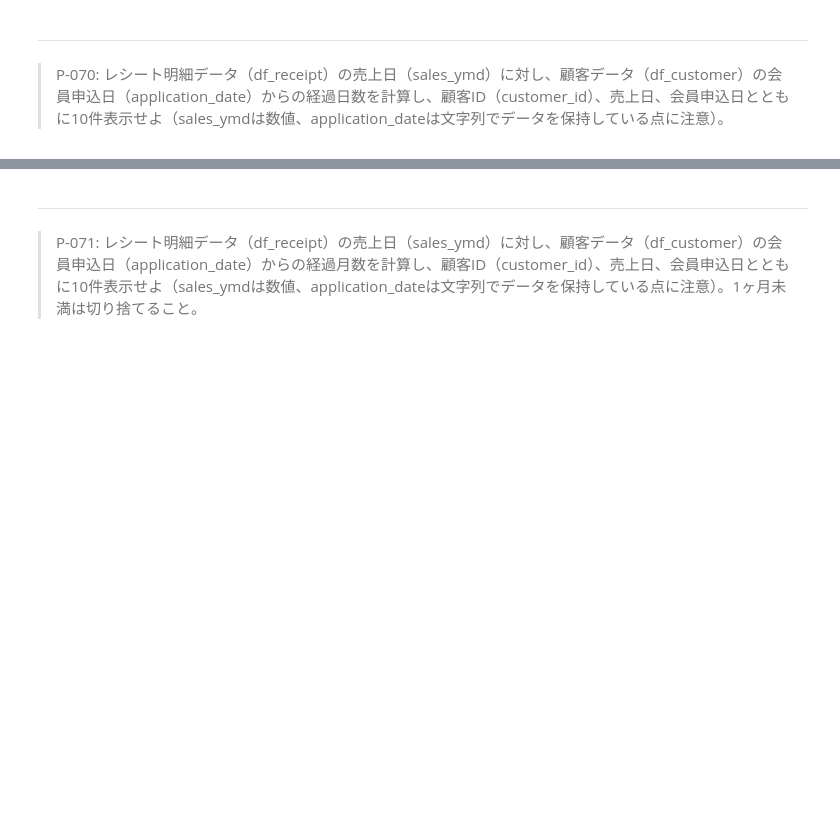
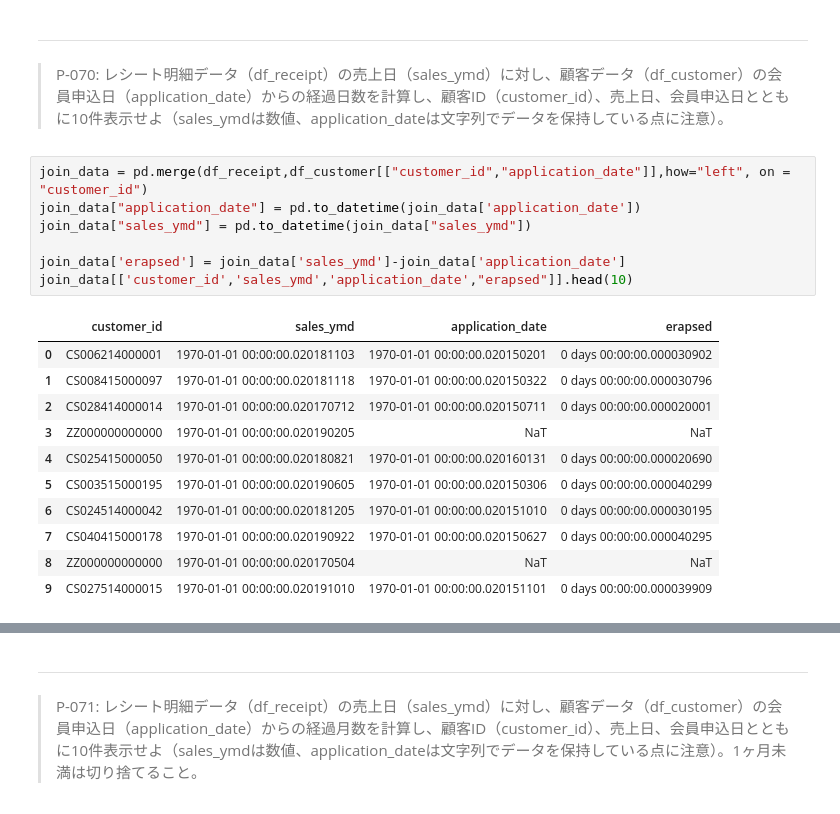
Before and after one commit to kayaba0721/ThinkStats2, a Jupyter notebook: docker/work/preprocess_knock_Python.ipynb, the cells around one changed output, grey strips where cells are left out. Drawn from its saved outputs; the diff is of its cells as text; blank space fills up the shorter version.

```diff
--- a/docker/work/preprocess_knock_Python.ipynb
+++ b/docker/work/preprocess_knock_Python.ipynb
@@ -1618,3 +1774,22 @@ np.float64(0.24911451726732708)
 # %% [markdown]
 ---
 > P-070: レシート明細データ（df_receipt）の売上日（sales_ymd）に対し、顧客データ（df_customer）の会員申込日（application_date）からの経過日数を計算し、顧客ID（customer_id）、売上日、会員申込日とともに10件表示せよ（sales_ymdは数値、application_dateは文字列でデータを保持している点に注意）。
+# %%
+join_data = pd.merge(df_receipt,df_customer[["customer_id","application_date"]],how="left", on = "customer_id")
+join_data["application_date"] = pd.to_datetime(join_data['application_date'])
+join_data["sales_ymd"] = pd.to_datetime(join_data["sales_ymd"])
+
+join_data['erapsed'] = join_data['sales_ymd']-join_data['application_date']
+join_data[['customer_id','sales_ymd','application_date',"erapsed"]].head(10)
+# %% [output]
+|  | customer_id | sales_ymd | application_date | erapsed |
+| 0 | CS006214000001 | 1970-01-01 00:00:00.020181103 | 1970-01-01 00:00:00.020150201 | 0 days 00:00:00.000030902 |
+| 1 | CS008415000097 | 1970-01-01 00:00:00.020181118 | 1970-01-01 00:00:00.020150322 | 0 days 00:00:00.000030796 |
+| 2 | CS028414000014 | 1970-01-01 00:00:00.020170712 | 1970-01-01 00:00:00.020150711 | 0 days 00:00:00.000020001 |
+| 3 | ZZ000000000000 | 1970-01-01 00:00:00.020190205 | NaT | NaT |
+| 4 | CS025415000050 | 1970-01-01 00:00:00.020180821 | 1970-01-01 00:00:00.020160131 | 0 days 00:00:00.000020690 |
+| 5 | CS003515000195 | 1970-01-01 00:00:00.020190605 | 1970-01-01 00:00:00.020150306 | 0 days 00:00:00.000040299 |
+| 6 | CS024514000042 | 1970-01-01 00:00:00.020181205 | 1970-01-01 00:00:00.020151010 | 0 days 00:00:00.000030195 |
+| 7 | CS040415000178 | 1970-01-01 00:00:00.020190922 | 1970-01-01 00:00:00.020150627 | 0 days 00:00:00.000040295 |
+| 8 | ZZ000000000000 | 1970-01-01 00:00:00.020170504 | NaT | NaT |
+| 9 | CS027514000015 | 1970-01-01 00:00:00.020191010 | 1970-01-01 00:00:00.020151101 | 0 days 00:00:00.000039909 |
```
Also changed, not shown: parts of 12 cells of this notebook.
